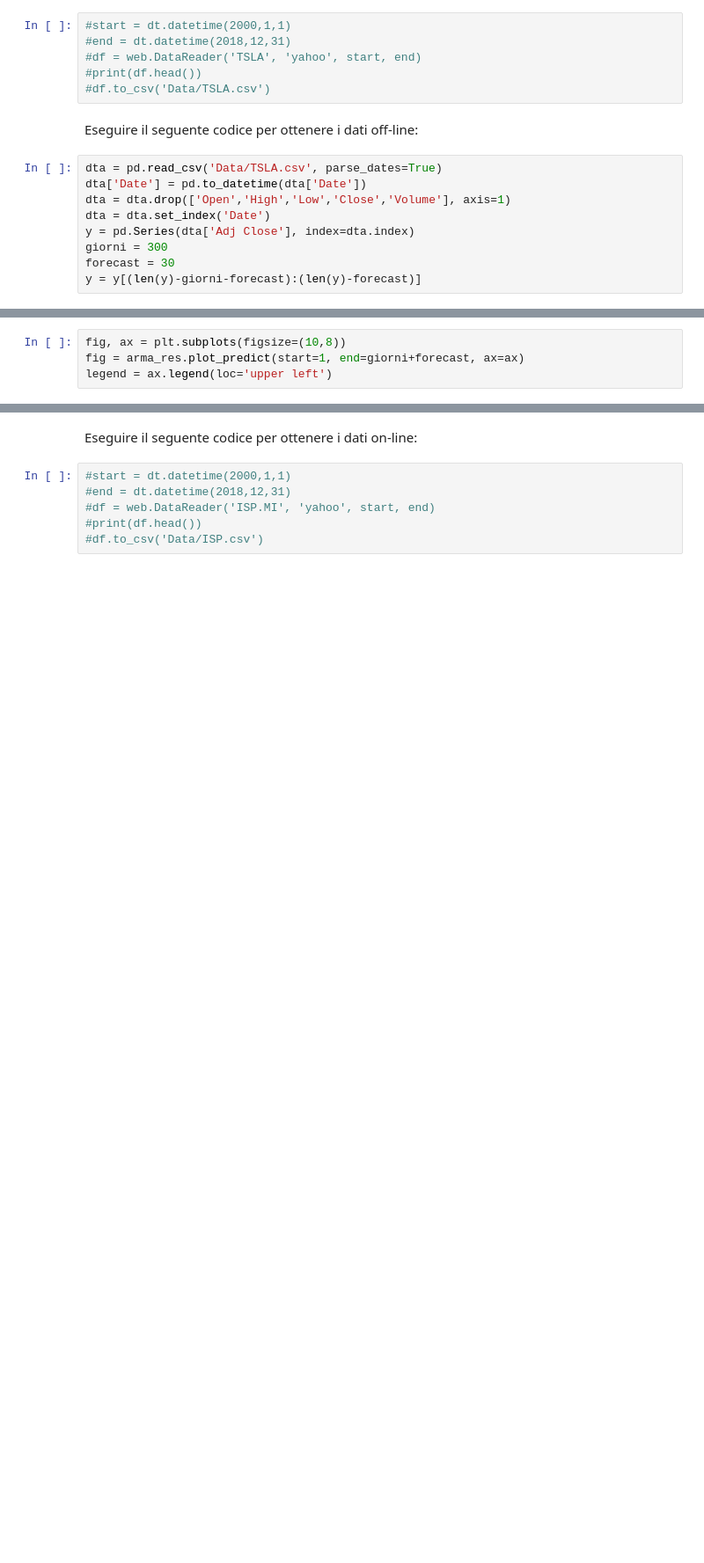
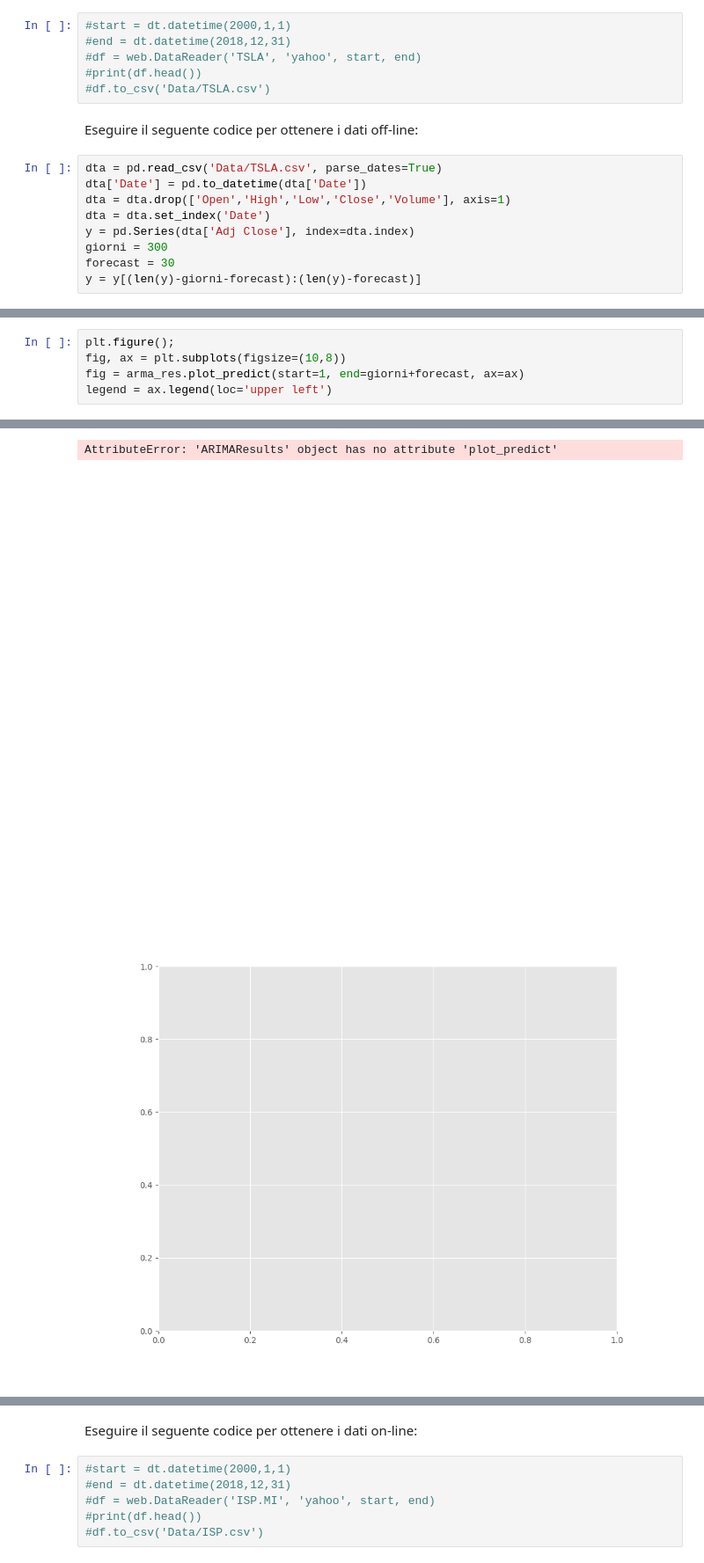
Before and after one commit to giorgiobella/TradingAlgoritmico, a Jupyter notebook: TechLab - Trading Algoritmico Pt-3.ipynb, the cells around one changed output, grey strips where cells are left out. Shown at 88% size. Saved outputs shown, nothing was run; the diff lists cells and outputs as text; blank space fills up the shorter version.

```diff
--- a/TechLab - Trading Algoritmico Pt-3.ipynb
+++ b/TechLab - Trading Algoritmico Pt-3.ipynb
@@ -75,4 +75,5 @@ Name: Adj Close, dtype: float64
 # %%
+plt.figure();
 fig, ax = plt.subplots(figsize=(10,8))
 fig = arma_res.plot_predict(start=1, end=giorni+forecast, ax=ax)
 legend = ax.legend(loc='upper left')
@@ -82 +81,4 @@ legend = ax.legend(loc='upper left')
+AttributeError: 'ARIMAResults' object has no attribute 'plot_predict'
+[figure, added]
+[figure, added]
 # %%
```
Also changed, not shown: parts of 8 cells of this notebook, 1 other file.
